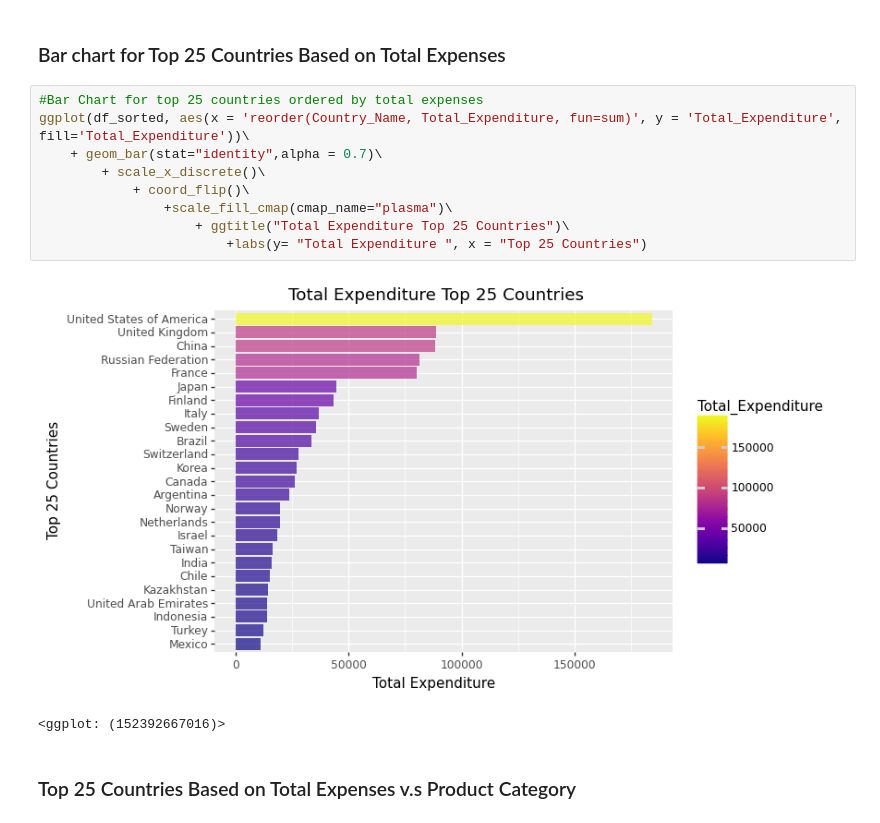
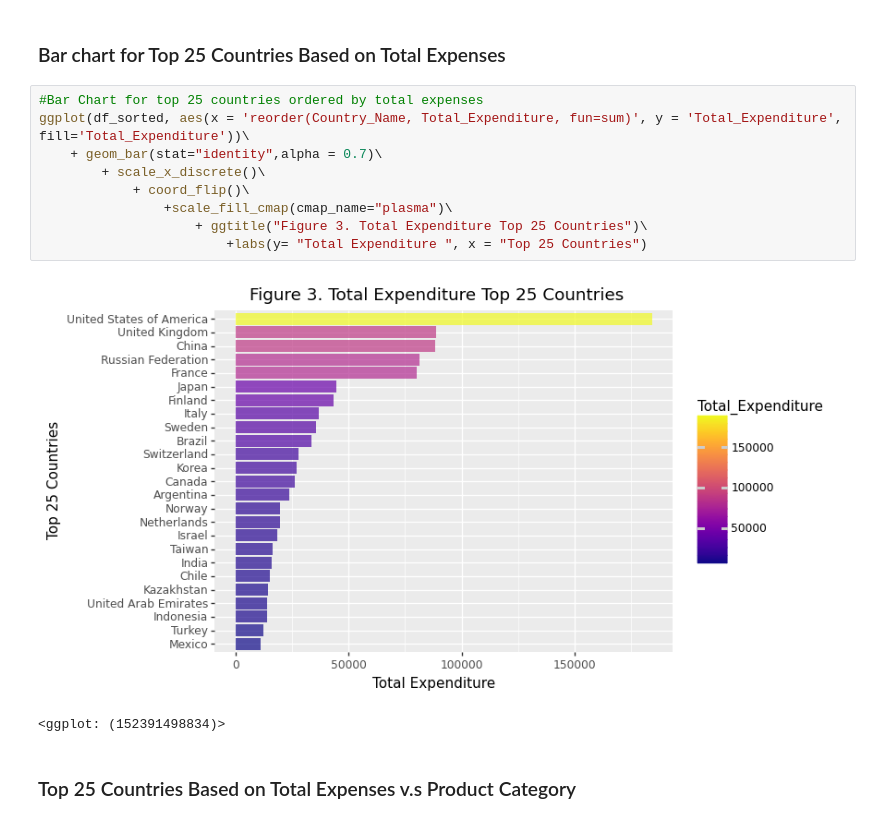
Before and after one commit to callysthenes/citibank_business_case_visual, a Jupyter notebook: DV_GroupA.ipynb, the cells around one changed output. Cells and saved outputs as stored; diff of their text form.

```diff
--- a/DV_GroupA.ipynb
+++ b/DV_GroupA.ipynb
@@ -165,15 +180,15 @@ The default value of numeric_only in DataFrameGroupBy.sum is deprecated. In a fu
 # %%
 #Bar Chart for top 25 countries ordered by total expenses
 ggplot(df_sorted, aes(x = 'reorder(Country_Name, Total_Expenditure, fun=sum)', y = 'Total_Expenditure', fill='Total_Expenditure'))\
     + geom_bar(stat="identity",alpha = 0.7)\
         + scale_x_discrete()\
             + coord_flip()\
                 +scale_fill_cmap(cmap_name="plasma")\
-                    + ggtitle("Total Expenditure Top 25 Countries")\
+                    + ggtitle("Figure 3. Total Expenditure Top 25 Countries")\
                         +labs(y= "Total Expenditure ", x = "Top 25 Countries")
 # %% [output]
-[figure, old version]
+[figure, new version]
-<ggplot: (152392667016)>
+<ggplot: (152391498834)>
 # %% [markdown]
 ### Top 25 Countries Based on Total Expenses v.s Product Category
 # %%
```
Also changed, not shown: parts of 22 cells of this notebook.
